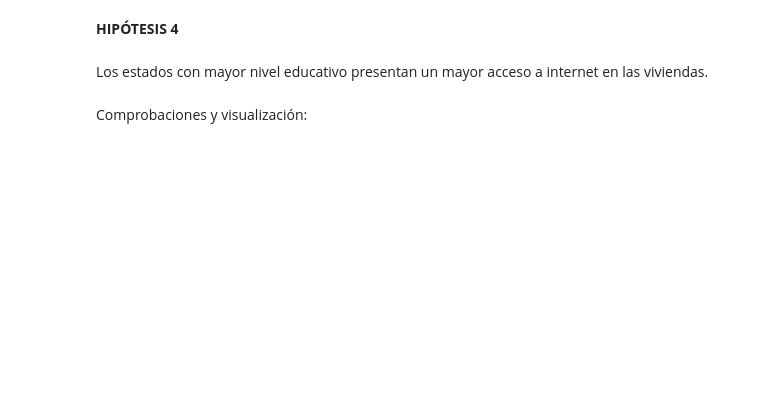
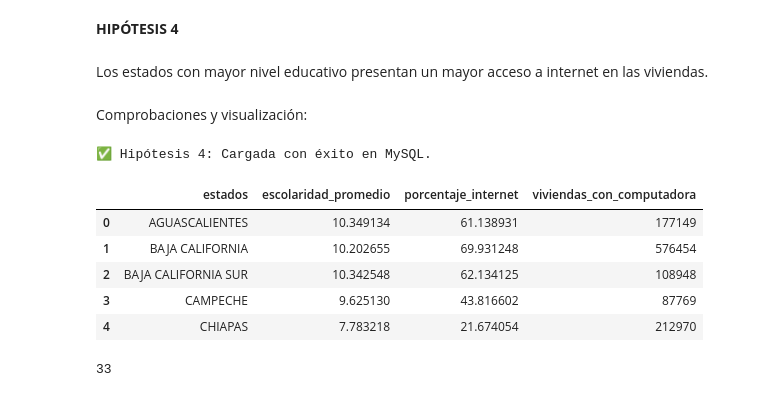
Before and after one commit to julio-bp/PROYECTO2, a Jupyter notebook: PROYECTO2.ipynb, the cells around one changed output. Drawn from its saved outputs; the diff is of its cells as text; code cells hidden in the pictures; blank space fills up the shorter version.

Commit message:
SQL listo e hipotesis 3 y 4

```diff
--- a/PROYECTO2.ipynb
+++ b/PROYECTO2.ipynb
@@ -166,5 +208,40 @@ Comprobaciones y visualización:
 **HIPÓTESIS 4**
 # %% [markdown]
 Los estados con mayor nivel educativo presentan un mayor acceso a internet en las viviendas.
+# %%
+# --- TRANSFORMACIÓN HIPÓTESIS 4 ---
+try:
+    # Seleccionamos columnas de Educación y Vivienda
+    df_h4 = df_educacion[['estados', 'grado promedio de escolaridad de la poblacion de 15 y mas anos']].copy()
+
+    # Añadimos datos de la tabla de vivienda (Internet y Computadoras)
+    df_h4['porcentaje_internet'] = df_vivienda['porcentaje de viviendas particulares habitadas que disponen de internet']
+    df_h4['viviendas_con_computadora'] = df_vivienda['viviendas particulares habitadas que disponen de computadora']
+
+    # Renombramos
+    df_h4.columns = ['estados', 'escolaridad_promedio', 'porcentaje_internet', 'viviendas_con_computadora']
+
+    # Limpieza: Estados en mayúsculas
+    df_h4['estados'] = df_h4['estados'].str.strip().str.upper()
+
+except Exception as e:
+    print(f"❌ Error en Hipótesis 4: {e}")
 # %% [markdown]
 Comprobaciones y visualización:
+# %%
+print("✅ Hipótesis 4: Cargada con éxito en MySQL.")
+display(df_h4.head(5))
+# %% [output]
+✅ Hipótesis 4: Cargada con éxito en MySQL.
+|  | estados | escolaridad_promedio | porcentaje_internet | viviendas_con_computadora |
+| 0 | AGUASCALIENTES | 10.349134 | 61.138931 | 177149 |
+| 1 | BAJA CALIFORNIA | 10.202655 | 69.931248 | 576454 |
+| 2 | BAJA CALIFORNIA SUR | 10.342548 | 62.134125 | 108948 |
+| 3 | CAMPECHE | 9.625130 | 43.816602 | 87769 |
+| 4 | CHIAPAS | 7.783218 | 21.674054 | 212970 |
+# %%
+# --- CARGA A MYSQL ---
+engine = create_engine('mysql+pymysql://root:30802043@localhost:3306/mexico_stats')
+df_h3.to_sql('hipotesis_3', con=engine, if_exists='replace', index=False)
+# %% [output]
+33
```
Also changed, not shown: parts of 4 cells of this notebook.
